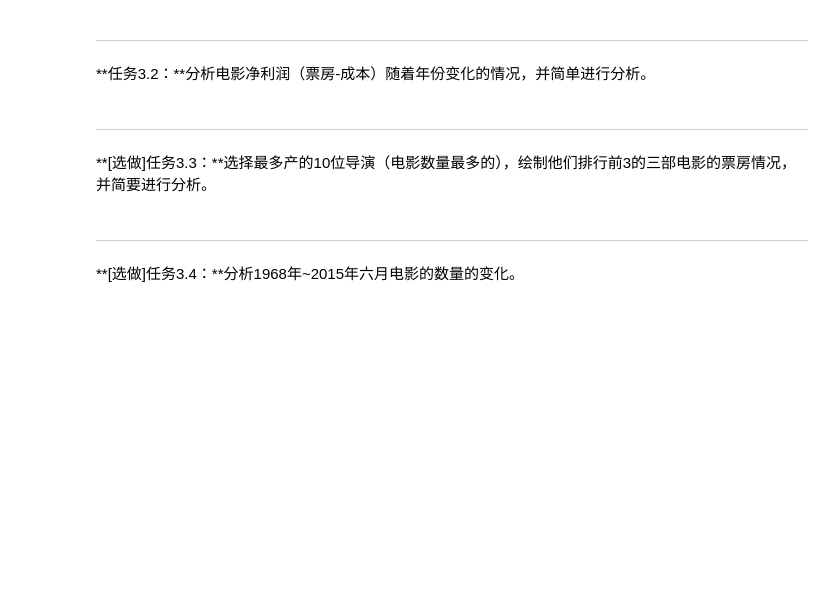
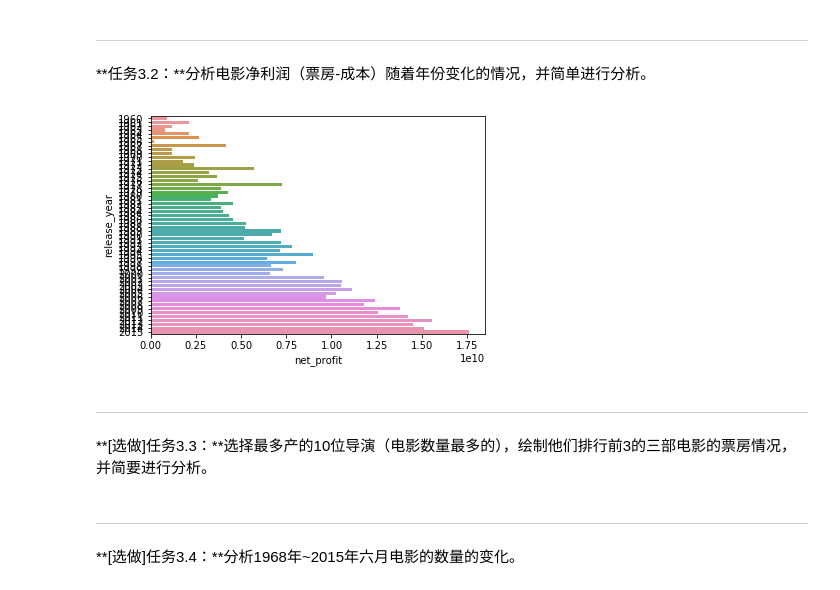
Before and after one commit to rainbowsgit/AI-program-basic, a Jupyter notebook: 3. Numpy Pandas Matplotlib/项目2 探索电影数据集/Explore Movie Dataset.ipynb, the cells around one changed output. Drawn from its saved outputs; the diff is of its cells as text; code cells hidden in the pictures; blank space fills up the shorter version.

```diff
--- a/3. Numpy Pandas Matplotlib/项目2 探索电影数据集/Explore Movie Dataset.ipynb
+++ b/3. Numpy Pandas Matplotlib/项目2 探索电影数据集/Explore Movie Dataset.ipynb
@@ -336,6 +383,12 @@ movie_data[(movie_data['popularity'] > 5) & (movie_data['release_year'] > 1996)]
 # %% [markdown]
 ---
 **任务3.2：**分析电影净利润（票房-成本）随着年份变化的情况，并简单进行分析。
+# %%
+net_profit_for_years = movie_data[['release_year', 'budget_adj', 'revenue_adj']].groupby('release_year').agg('sum')
+net_profit_for_years['net_profit'] = net_profit_for_years['revenue_adj'] - net_profit_for_years['budget_adj']
+ax = sb.barplot(x = 'net_profit', y = net_profit_for_years.index, data = net_profit_for_years, orient = 'h')
+# %% [output]
+[figure, added]
 # %% [markdown]
 ---
 
```
Also changed, not shown: parts of 4 cells of this notebook, 1 other file.
